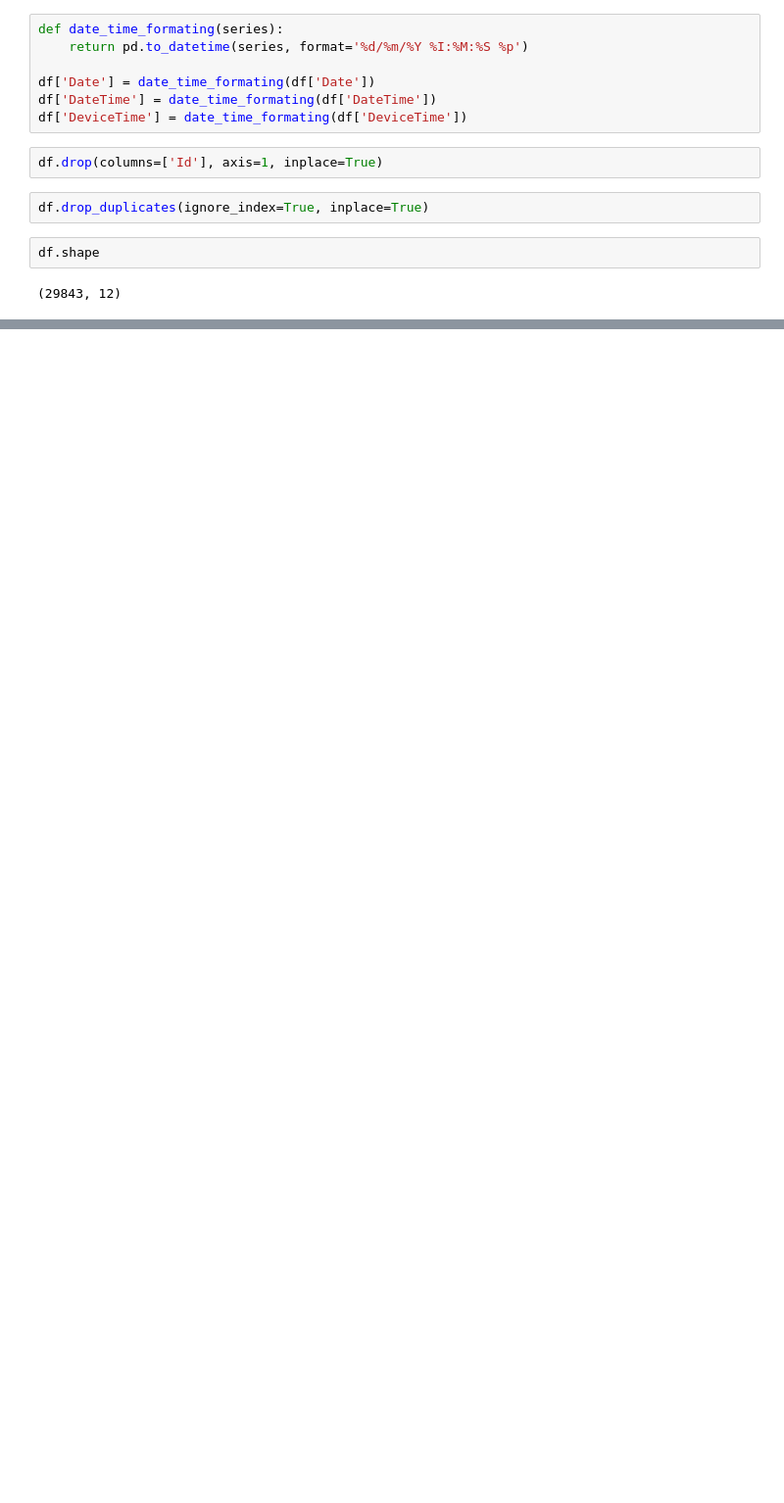
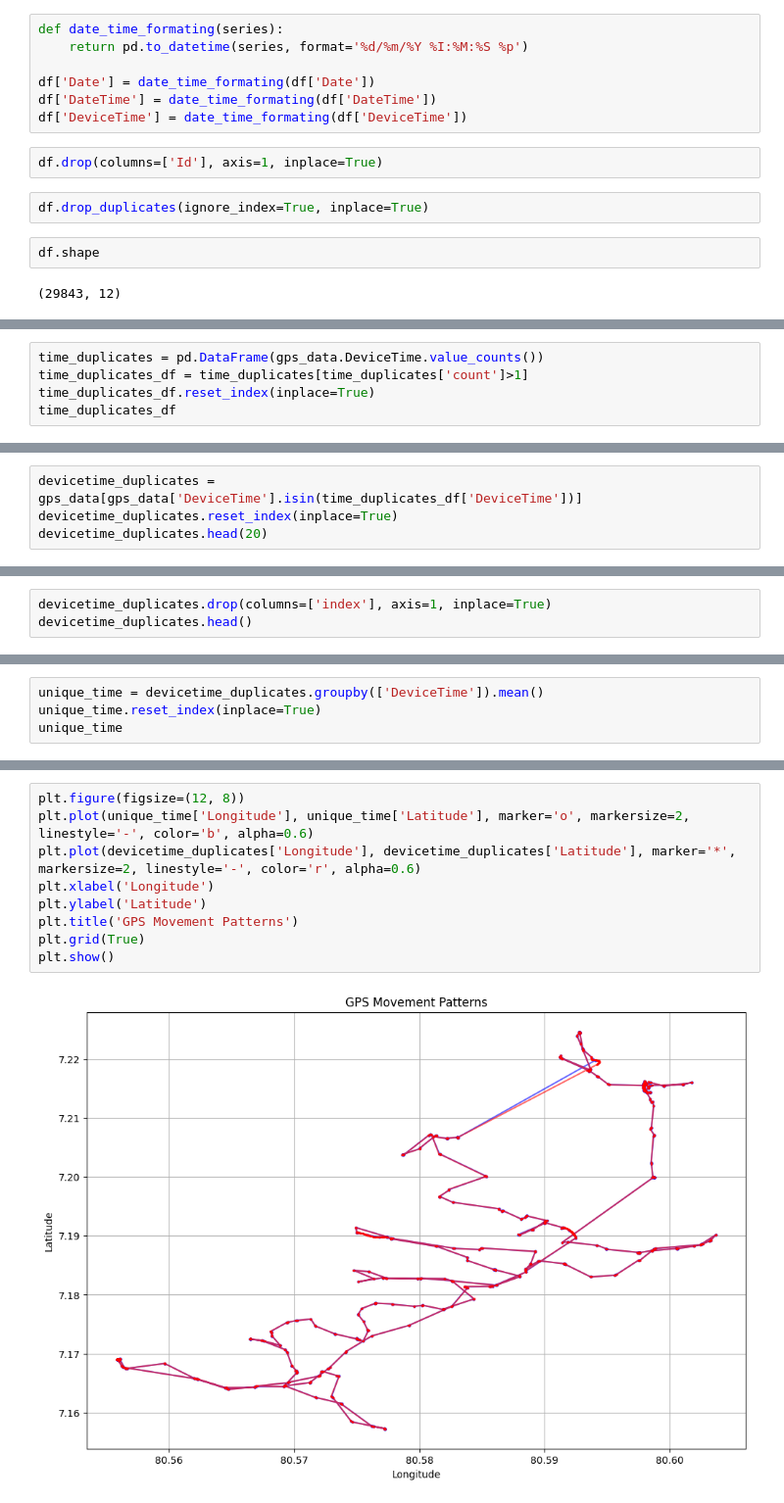
Before and after one commit to pshemach/GPS_Info, a Jupyter notebook: research/02_data_processing.ipynb, the cells around one changed output, grey strips where cells are left out. Shown at 98% size. Cells and saved outputs as stored; diff of their text form; blank space fills up the shorter version.

```diff
--- a/research/02_data_processing.ipynb
+++ b/research/02_data_processing.ipynb
@@ -32,0 +60,5 @@ df.shape
+# %%
+time_duplicates = pd.DataFrame(gps_data.DeviceTime.value_counts())
+time_duplicates_df = time_duplicates[time_duplicates['count']>1]
+time_duplicates_df.reset_index(inplace=True)
+time_duplicates_df
@@ -32,0 +79,4 @@ df.shape
+# %%
+devicetime_duplicates = gps_data[gps_data['DeviceTime'].isin(time_duplicates_df['DeviceTime'])]
+devicetime_duplicates.reset_index(inplace=True)
+devicetime_duplicates.head(20)
@@ -32,0 +125,3 @@ df.shape
+# %%
+devicetime_duplicates.drop(columns=['index'], axis=1, inplace=True)
+devicetime_duplicates.head()
@@ -32,0 +139,4 @@ df.shape
+# %%
+unique_time = devicetime_duplicates.groupby(['DeviceTime']).mean()
+unique_time.reset_index(inplace=True)
+unique_time
@@ -32,0 +157,11 @@ df.shape
+# %%
+plt.figure(figsize=(12, 8))
+plt.plot(unique_time['Longitude'], unique_time['Latitude'], marker='o', markersize=2, linestyle='-', color='b', alpha=0.6)
+plt.plot(devicetime_duplicates['Longitude'], devicetime_duplicates['Latitude'], marker='*', markersize=2, linestyle='-', color='r', alpha=0.6)
+plt.xlabel('Longitude')
+plt.ylabel('Latitude')
+plt.title('GPS Movement Patterns')
+plt.grid(True)
+plt.show()
+# %% [output]
+[figure, added]
```
Also changed, not shown: parts of 33 cells of this notebook, 6 other files.
